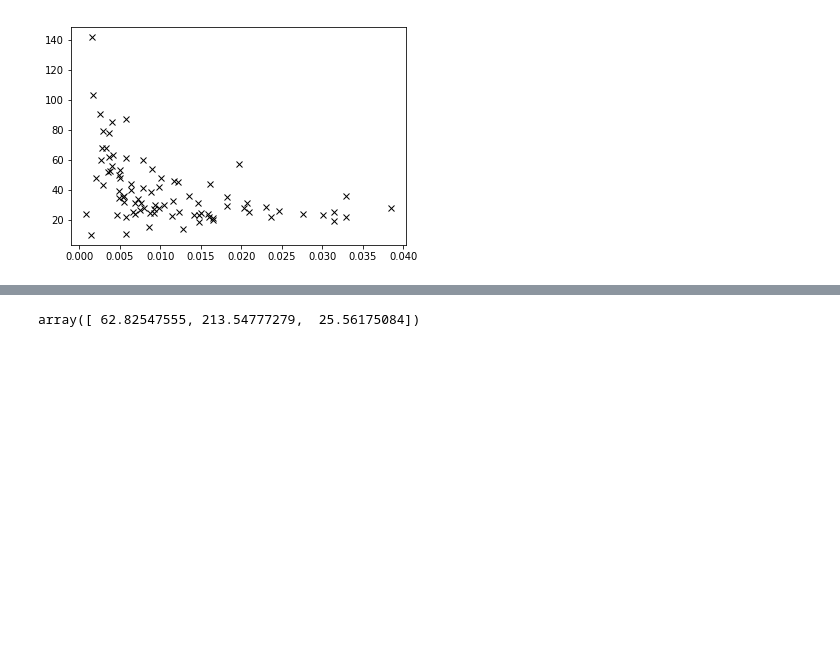
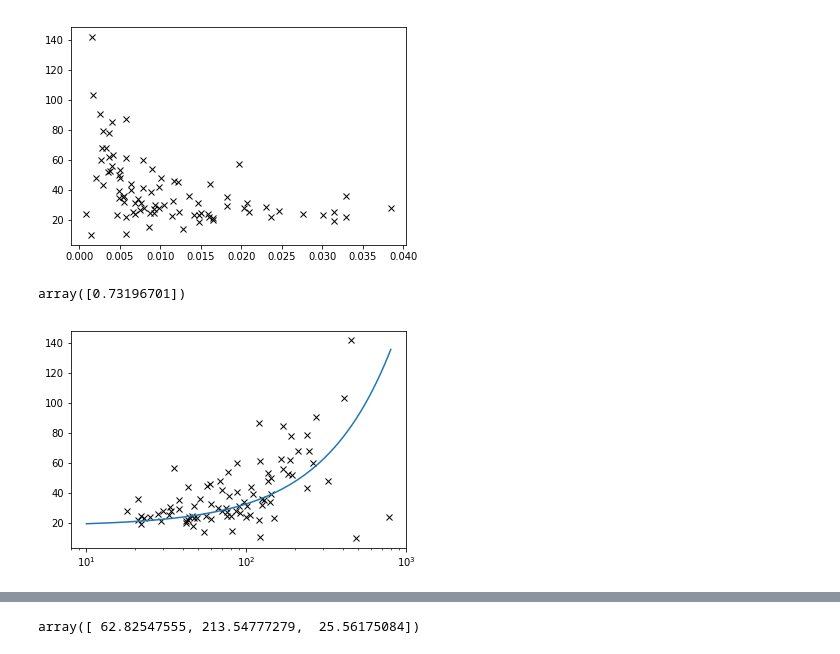
Before and after one commit to Melclic/HMG, a Jupyter notebook: webCH/libCH/fit_CD/fit_CD.ipynb, the cells around one changed output, grey strips where cells are left out. Cells and saved outputs as stored; diff of their text form; code cells hidden in the pictures; blank space fills up the shorter version.

```diff
--- a/webCH/libCH/fit_CD/fit_CD.ipynb
+++ b/webCH/libCH/fit_CD/fit_CD.ipynb
@@ -138,0 +141,9 @@ plt.plot(all_data['mu_min'], all_data['D_min'], 'x', color='black')
+# %%
+def f(x, p1, p2):
+    return x*p1+p2
+# %%
+def f(x, p1):
+    return x*p1+15.0
+# %%
+def f(x, p1):
+    return x**p1
@@ -138,0 +156,14 @@ plt.plot(all_data['mu_min'], all_data['D_min'], 'x', color='black')
+# %%
+params
+# %% [output]
+array([0.73196701])
+# %%
+params = [0.14752356, 18.0]
+# %%
+plt.plot(dt_min, all_data['D_min'], 'x', color='black')
+plt.plot(np.arange(10.0, 800.0, 1.0), [f(i, params[0], params[1]) for i in np.arange(10.0, 800.0, 1.0)])
+#plt.xlim([0, 200])
+#plt.ylim([0, 75])
+plt.xscale('log')
+# %% [output]
+[figure, added]
```
Also changed, not shown: parts of 11 cells of this notebook, 1 other file.
